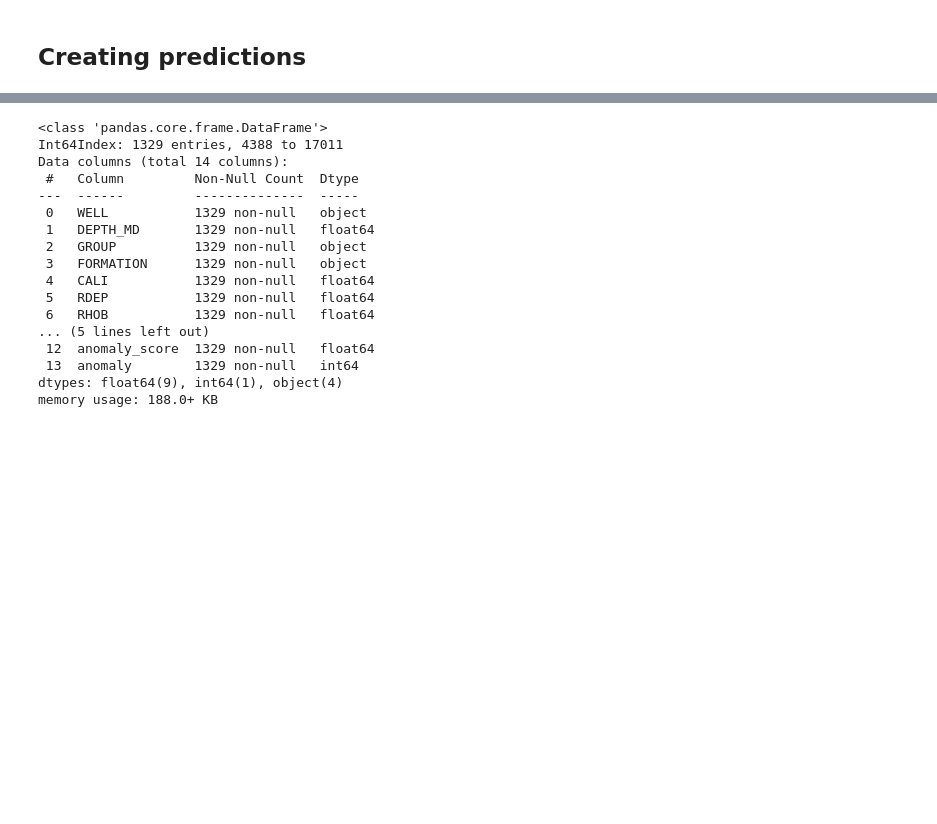
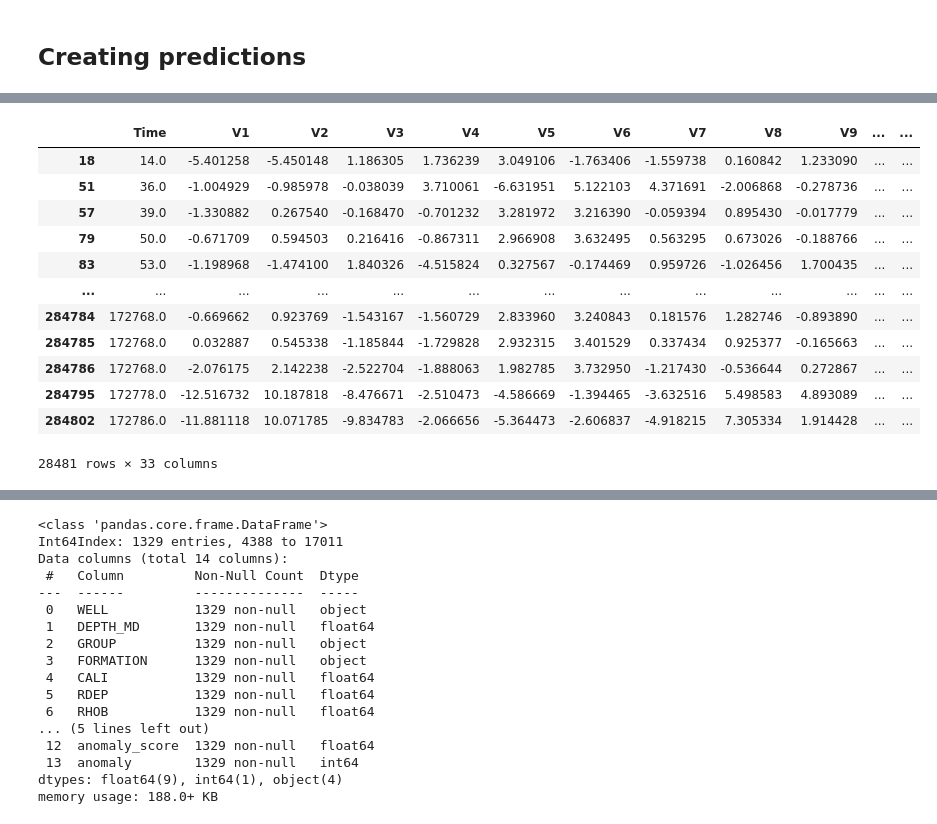
Before and after one commit to SamaSamrin/2024, a Jupyter notebook: Isolation_Forest_1.ipynb, the cells around one changed output, grey strips where cells are left out. Cells and saved outputs as stored; diff of their text form; code cells hidden in the pictures; blank space fills up the shorter version.

```diff
--- a/Isolation_Forest_1.ipynb
+++ b/Isolation_Forest_1.ipynb
@@ -185,5 +227,5 @@ model_if = IsolationForest(contamination=0.1, random_state=42)
 # %%
 # run/train the model
-model_if.fit(df[selected_columns_list])
+model_if_3.fit(df[selected_columns_list])
 # %% [output]
 IsolationForest(contamination=0.1, random_state=42)
@@ -235,0 +285,18 @@ df.loc[:, ['NPHI', 'RHOB', 'anomaly_score', 'anomaly']]
+# %%
+predicted_anomalies_df = df_3.loc[df_3['anomaly'] == -1,:]
+
+predicted_anomalies_df
+# %% [output]
+|  | Time | V1 | V2 | V3 | V4 | V5 | V6 | V7 | V8 | V9 | ... | ... |
+| 18 | 14.0 | -5.401258 | -5.450148 | 1.186305 | 1.736239 | 3.049106 | -1.763406 | -1.559738 | 0.160842 | 1.233090 | ... | ... |
+| 51 | 36.0 | -1.004929 | -0.985978 | -0.038039 | 3.710061 | -6.631951 | 5.122103 | 4.371691 | -2.006868 | -0.278736 | ... | ... |
+| 57 | 39.0 | -1.330882 | 0.267540 | -0.168470 | -0.701232 | 3.281972 | 3.216390 | -0.059394 | 0.895430 | -0.017779 | ... | ... |
+| 79 | 50.0 | -0.671709 | 0.594503 | 0.216416 | -0.867311 | 2.966908 | 3.632495 | 0.563295 | 0.673026 | -0.188766 | ... | ... |
+| 83 | 53.0 | -1.198968 | -1.474100 | 1.840326 | -4.515824 | 0.327567 | -0.174469 | 0.959726 | -1.026456 | 1.700435 | ... | ... |
+| ... | ... | ... | ... | ... | ... | ... | ... | ... | ... | ... | ... | ... |
+| 284784 | 172768.0 | -0.669662 | 0.923769 | -1.543167 | -1.560729 | 2.833960 | 3.240843 | 0.181576 | 1.282746 | -0.893890 | ... | ... |
+| 284785 | 172768.0 | 0.032887 | 0.545338 | -1.185844 | -1.729828 | 2.932315 | 3.401529 | 0.337434 | 0.925377 | -0.165663 | ... | ... |
+| 284786 | 172768.0 | -2.076175 | 2.142238 | -2.522704 | -1.888063 | 1.982785 | 3.732950 | -1.217430 | -0.536644 | 0.272867 | ... | ... |
+| 284795 | 172778.0 | -12.516732 | 10.187818 | -8.476671 | -2.510473 | -4.586669 | -1.394465 | -3.632516 | 5.498583 | 4.893089 | ... | ... |
+| 284802 | 172786.0 | -11.881118 | 10.071785 | -9.834783 | -2.066656 | -5.364473 | -2.606837 | -4.918215 | 7.305334 | 1.914428 | ... | ... |
+28481 rows × 33 columns
```
Also changed, not shown: parts of 27 cells of this notebook.
